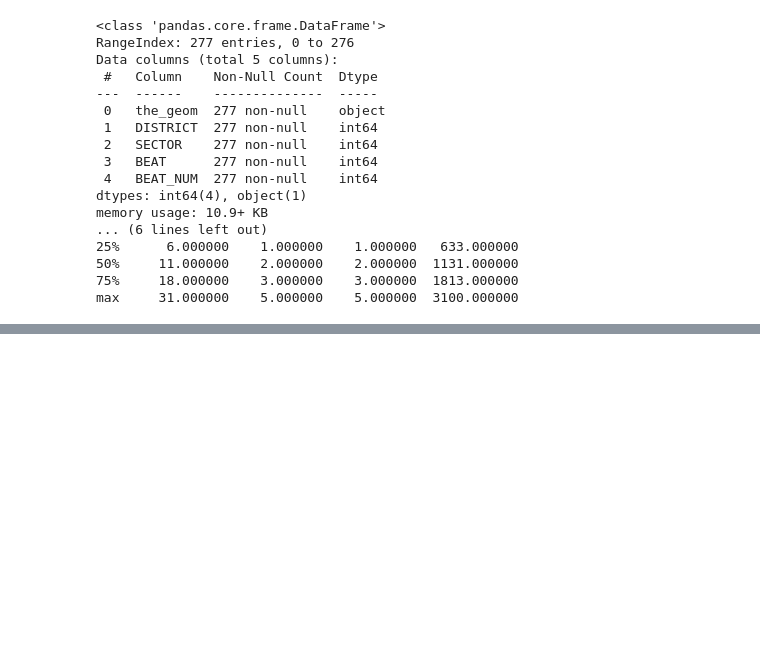
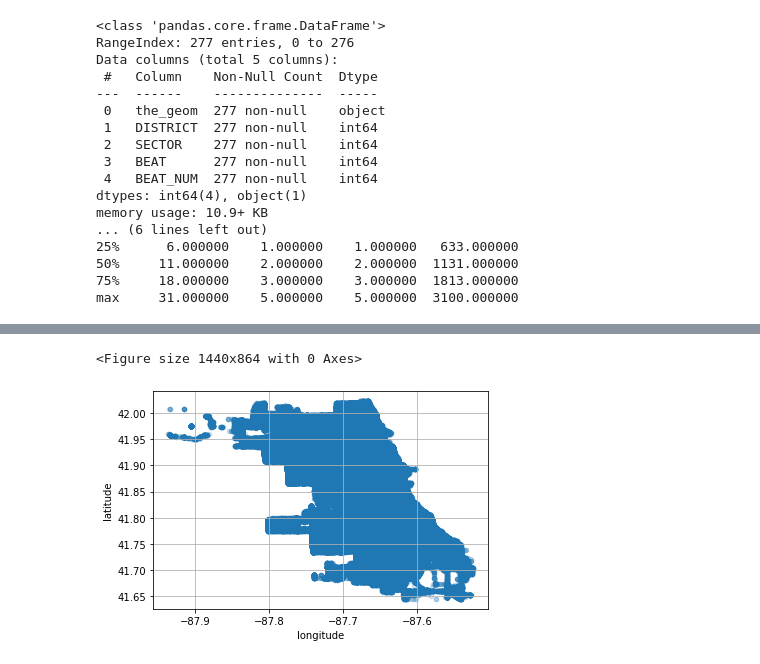
Before and after one commit to jlenehan/Chicago_Dispatch_Classification, a Jupyter notebook: UCDPA_JohnLenehan.ipynb, the cells around one changed output, grey strips where cells are left out. Saved outputs shown, nothing was run; the diff lists cells and outputs as text; code cells hidden in the pictures; blank space fills up the shorter version.

```diff
--- a/UCDPA_JohnLenehan.ipynb
+++ b/UCDPA_JohnLenehan.ipynb
@@ -121,5 +121,2 @@ print(collisions.head())
 
 [5 rows x 54 columns]
-# %%
-#alternatively - can get district from first 2 digits of beat of occurrence
-collisions['district'] = collisions['beat_of_occurrence'].replace(r'^\d{2}', '')
@@ -167,4 +163,7 @@ def print_uniques(df):
 # %%
+#converting location data to string
+collisions['location'] = collisions['location'].astype(str)
+
 #calling custom function on collisions df
 print_uniques(collisions)
 # %% [output]
@@ -247,9 +301,12 @@ print(collisions.describe())
 # %%
 #setting range of plot to be the minimum/maximum values for lat/long
 
 #plotting lat/long data showing locations of crashes
 plt.figure(figsize=(20,12))
-collisions.plot(kind='scatter',x='longitude',y='latitude',grid=True,legend='casualty',alpha=0.2)
+collisions.plot(kind='scatter',x='longitude',y='latitude',grid=True,alpha=0.2)
 
 plt.show()
+# %% [output]
+<Figure size 1440x864 with 0 Axes>
+[figure, added]
 # %%
```
Also changed, not shown: parts of 47 cells of this notebook.
